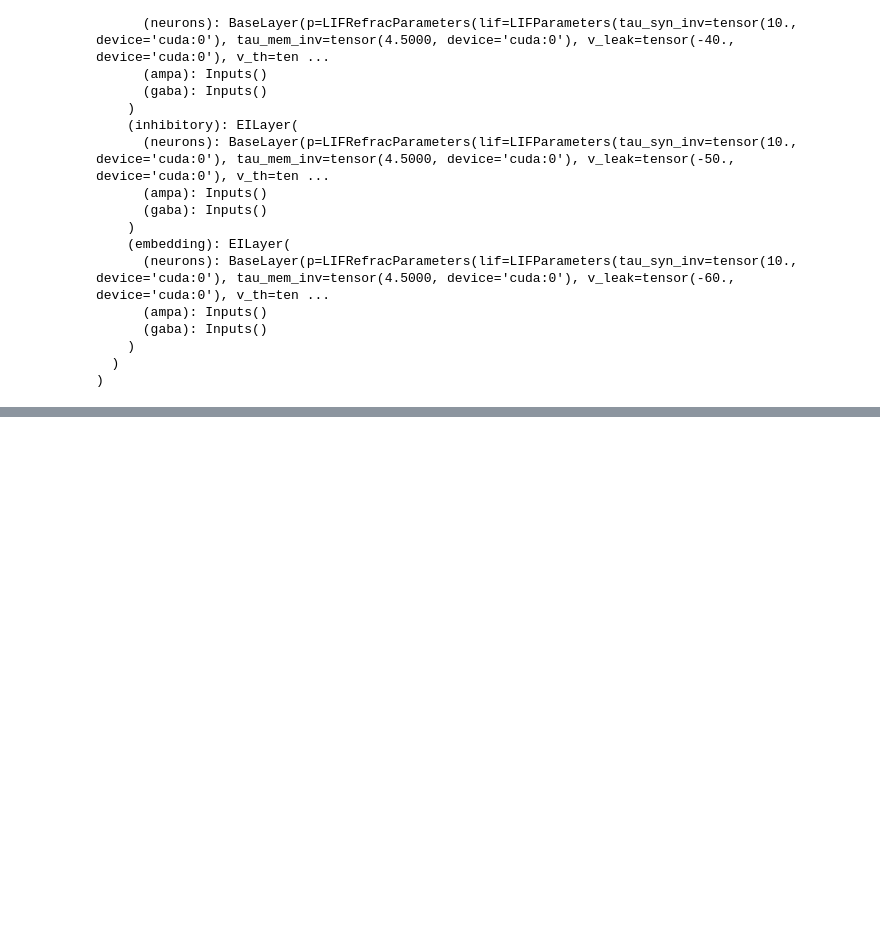
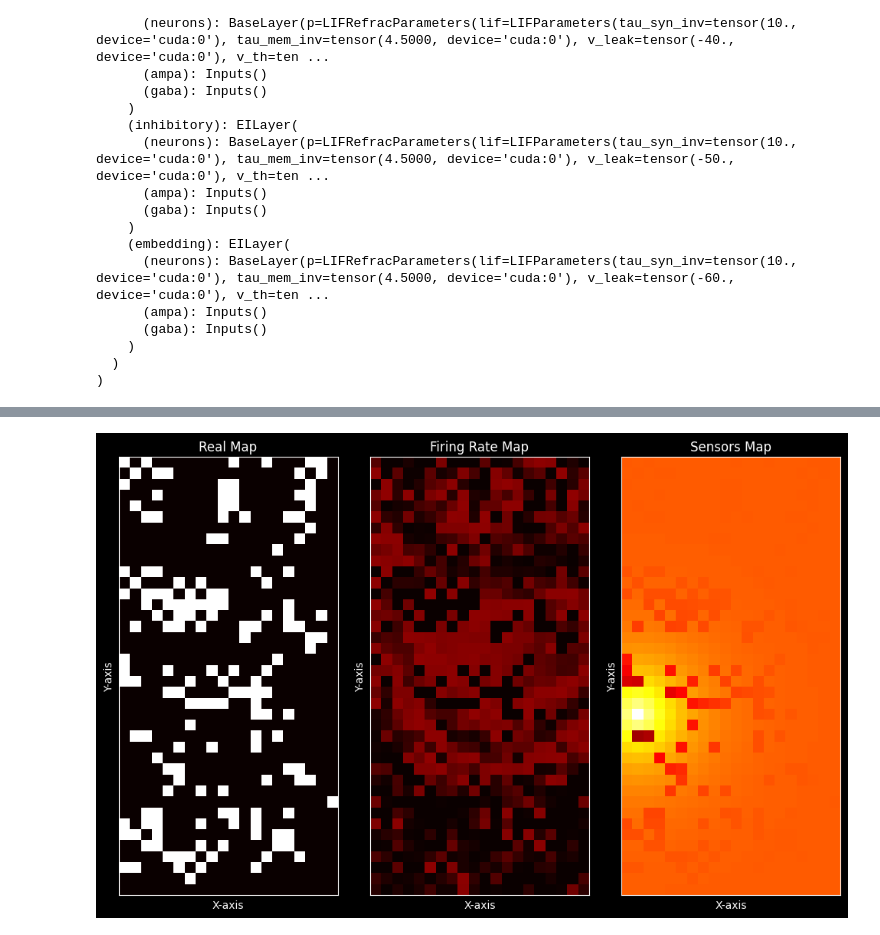
Before and after one commit to BorjaEst/spatial-navigation, a Jupyter notebook: notebooks/EHC-Navigation.ipynb, the cells around one changed output, grey strips where cells are left out. Saved outputs shown, nothing was run; the diff lists cells and outputs as text; code cells hidden in the pictures; blank space fills up the shorter version.

```diff
--- a/notebooks/EHC-Navigation.ipynb
+++ b/notebooks/EHC-Navigation.ipynb
@@ -35,12 +37,3 @@ OptimizedModule(
 )
 # %%
 decoders = [ehc.decoders.HannDecoder(window_length=100) for _ in range(2)]
-# %%
-def signal_loader(n, i1=0.0, i2=0.0):
-    x1 = torch.zeros(800, device=ehc.device).detach()
-    x1[:200] = -i1  # Wall obstacles representation
-    x1[400:500] = i1  # Target representation
-    x2 = torch.zeros(800, device=ehc.device).detach()
-    x2[:200] = i2
-    for _ in range(n):
-        yield x1, x2
@@ -47 +63,49 @@ def signal_loader(n, i1=0.0, i2=0.0):
+# %%
+# Initializing the figure for the animation
+zeros = torch.zeros(40, 20).cpu().numpy()  # Initial data for the image
+fig, ax = plt.subplots(1, 3, figsize=(10, 8))
+imgmap = ax[0].imshow(maces[0].cpu().numpy(), cmap="hot", vmin=0.0, vmax=1.0)
+imgfig = ax[1].imshow(zeros.copy(), cmap="hot", vmin=0.0, vmax=0.1)
+imgsen = ax[2].imshow(zeros.copy(), cmap="hot", vmin=-1.0, vmax=1.0)
+fig.tight_layout()
+
+# Set the titles and labels for the cognitive map figure
+ax[0].set_title("Real Map")
+ax[0].set_xlabel("X-axis"), ax[0].set_ylabel("Y-axis")
+ax[0].set_xticks([]), ax[0].set_yticks([])
+
+# Set the titles and labels for the cognitive map figure
+ax[1].set_title("Firing Rate Map")
+ax[1].set_xlabel("X-axis"), ax[2].set_ylabel("Y-axis")
+ax[1].set_xticks([]), ax[2].set_yticks([])
+
+# Set the titles and labels for the cognitive map figure
+ax[2].set_title("Sensors Map")
+ax[2].set_xlabel("X-axis"), ax[1].set_ylabel("Y-axis")
+ax[2].set_xticks([]), ax[1].set_yticks([])
+
+
+# Run simulation and update the figure
+for sensors in signal_loader(500, maces[0]):
+
+    # Get the next output from the model
+    cmap, embedding = model(1.0 * sensors, 1.0 * memory_1)
+    sensors = sensors.reshape(40, 20)  # Reshape to match the image size
+
+    # Update the image data
+    cmap = decoders[0](cmap).reshape(40, 20)  # Reshape to match the image size
+    imgfig.set_data(cmap.cpu().numpy())  # Update the image data
+
+    # Update the sensors data
+    embedding = decoders[1](embedding).reshape(40, 20)  # Reshape to match the image size
+    imgsen.set_data(sensors.cpu().numpy())  # Update the embedding data
+
+    # Clear the previous output and display the updated figure
+    clear_output(wait=True)
+    display(fig)  # Display the updated figure
+    plt.pause(0.01)  # Pause to allow the figure to update
+
+pass  # This is a placeholder to avoid display errors
+# %% [output]
+[figure, added]
 # %%
```
Also changed, not shown: parts of 6 cells of this notebook.
